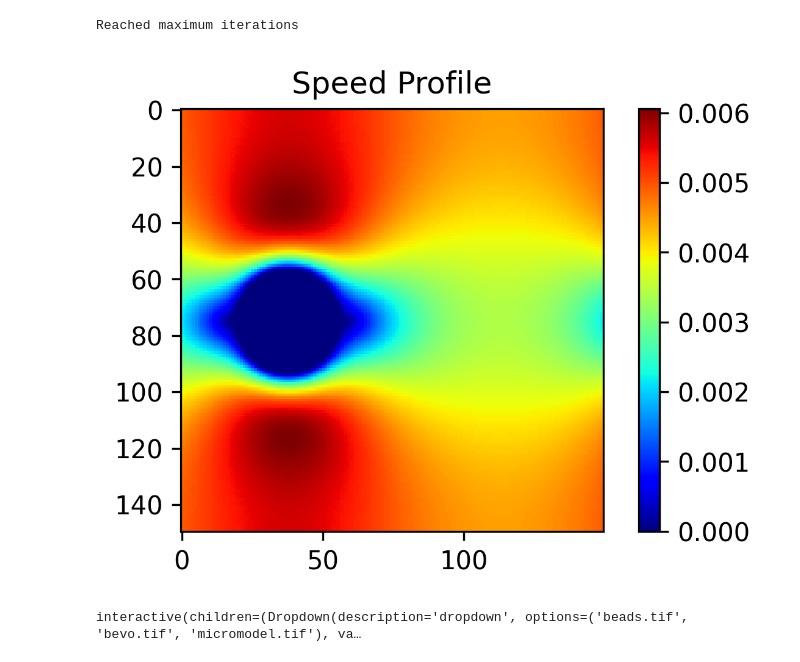
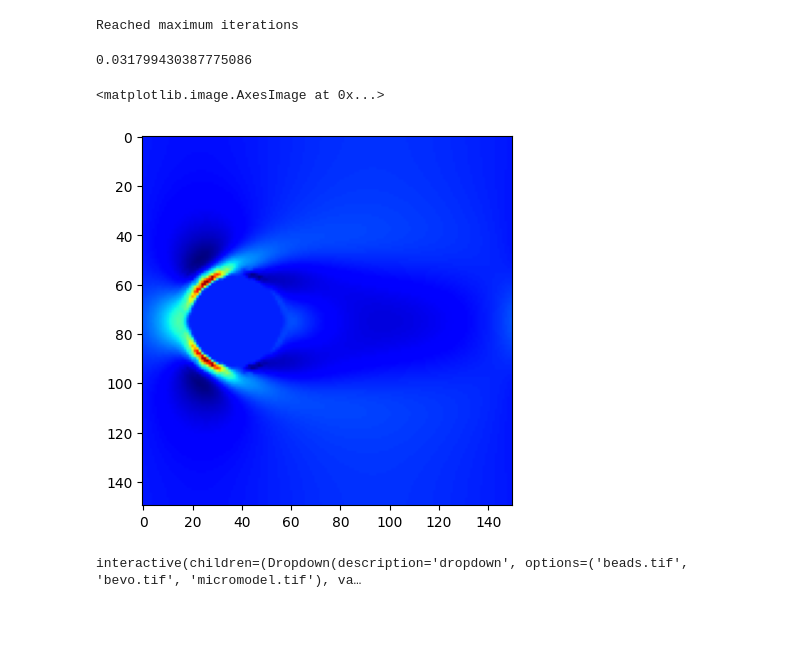
Before and after one commit to digital-porous-media/dpm_teach, a Jupyter notebook: 5_simulation/5-2-1_lbm_d2q9_bgk_oop.ipynb, the cells around one changed output. Cells and saved outputs as stored; diff of their text form; code cells hidden in the pictures; blank space fills up the shorter version.

```diff
--- a/5_simulation/5-2-1_lbm_d2q9_bgk_oop.ipynb
+++ b/5_simulation/5-2-1_lbm_d2q9_bgk_oop.ipynb
@@ -133,23 +139,36 @@ class LBM_BGK:
             [0, 0],
             [1, 0], [0, 1], [-1, 0], [0, -1],
             [1, 1], [-1, 1], [-1, -1], [1, -1]], dtype=np.int16)
+        # self.e = torch.tensor([[0, 0],
+        #                         [1, 0], [0, 1], [-1, 0], [0, -1],
+        #                         [1, 1], [-1, 1], [-1, -1], [1, -1]], dtype=torch.int16)
         # w is the discrete weights
         self.weights = np.array(
             [4. / 9.,
              1. / 9., 1. / 9., 1. / 9., 1. / 9.,
              1. / 36., 1. / 36., 1. / 36., 1. / 36.], dtype=np.float64)
+        # self.weights = torch.tensor([4. / 9.,
+        #                              1. / 9., 1. / 9., 1. / 9., 1. / 9.,
+        #                              1. / 36., 1. / 36., 1. / 36., 1. / 36.], dtype=torch.float64)
         self.opposite = np.array(
             [0,
              3, 4, 1, 2,
              7, 8, 5, 6], dtype=np.uint8)
+        # self.opposite = torch.tensor([0,
+        #                              3, 4, 1, 2,
+        #                              7, 8, 5, 6], dtype=torch.uint8)
         # Fields
         self.rho = np.ones((nx, ny), dtype=np.float64)
         self.u = np.zeros((2, nx, ny), dtype=np.float64)
         self.f_eq = np.zeros((9, nx, ny), dtype=np.float64)
-        self.f = self.weights[:, None, None] * self.rho[None, :, :] #np.zeros((9, nx, ny), dtype=np.float64)
+        # self.rho = torch.ones((nx, ny), dtype=torch.float64)
+        # self.u = torch.zeros((2, nx, ny), dtype=torch.float64)
+        # self.f_eq = torch.zeros((9, nx, ny), dtype=torch.float64)
+        self.f = self.weights[:, None, None] * self.rho[None, :, :]
 
         self.timestep = 0
-        self.solid_mask = np.zeros((nx, ny), dtype=bool)
+        self.solid_mask = np.zeros((nx, ny), dtype=np.bool)
+        # self.solid_mask = torch.zeros((nx, ny), dtype=torch.bool)
         self.body_force = body_force  # Force components
 
     def set_solids_from_mask(self, solid_mask: np.ndarray) -> None:
@@ -165,10 +184,12 @@ class LBM_BGK:
         """
         if solid_mask.shape != (self.nx, self.ny):
             raise ValueError(f"solid_mask has shape {solid_mask.shape}, which does not match grid shape ({self.nx}, {self.ny})")
-        self.solid_mask = solid_mask.copy()
-
+        self.solid_mask = solid_mask.copy().astype(np.bool)
+        # self.solid_mask = torch.from_numpy(solid_mask).to(torch.bool)
         self.f[:, self.solid_mask] = 0
+        # self.f.masked_fill_(self.solid_mask[None, :, :], 0.)
         self.u[:, self.solid_mask] = 0
+        # self.u.masked_fill_(self.solid_mask[None, :, :], 0.)
 # %% [markdown]
 ### Obtaining Macroscopic Properties
 
@@ -507,7 +577,7 @@ def run_lbm(domain: np.ndarray, parameters: Dict) -> np.ndarray:
         sim.step()
         # Check convergence every check_convergence time step
         if t % check_convergence == 0:
-            u = sim.u.copy()
+            u = sim.u
             u_mag = np.sqrt(u[0]**2 + u[1]**2)
             vnew = np.mean(u_mag)
             error = np.abs(vold - vnew) / (vold + 1e-9)
@@ -541,8 +611,8 @@ plt.colorbar()
 [figure]
 # %%
 parameters = {
-    "tau": 1.0,
-    "body_force": (1e-5, 0),
+    "tau": 0.55,
+    "body_force": (3e-5, 0),
     "num_steps": 1000,
     "check_convergence": 100,
     "convergence_error": 1e-5,
@@ -551,10 +621,15 @@ ux, uy = run_lbm(domain=disk, parameters=parameters)
 u = np.sqrt(ux**2 + uy**2)
 # %% [output]
 Reached maximum iterations
-# %%
-_ = plot_profile(u, cmap='jet')
-# %% [output]
-[figure, removed]
+# %%
+print(np.max(u))
+omega = np.gradient(uy, axis=0) - np.gradient(ux, axis=1)
+plt.imshow(omega, cmap='jet')
+# _ = plot_profile(omega, cmap='jet')
+# %% [output]
+0.031799430387775086
+<matplotlib.image.AxesImage at 0x...>
+[figure, added]
 # %%
 #@title Read in data
 geom_options = os.listdir("./data/")
```
Also changed, not shown: parts of 9 cells of this notebook, 1 other file.
